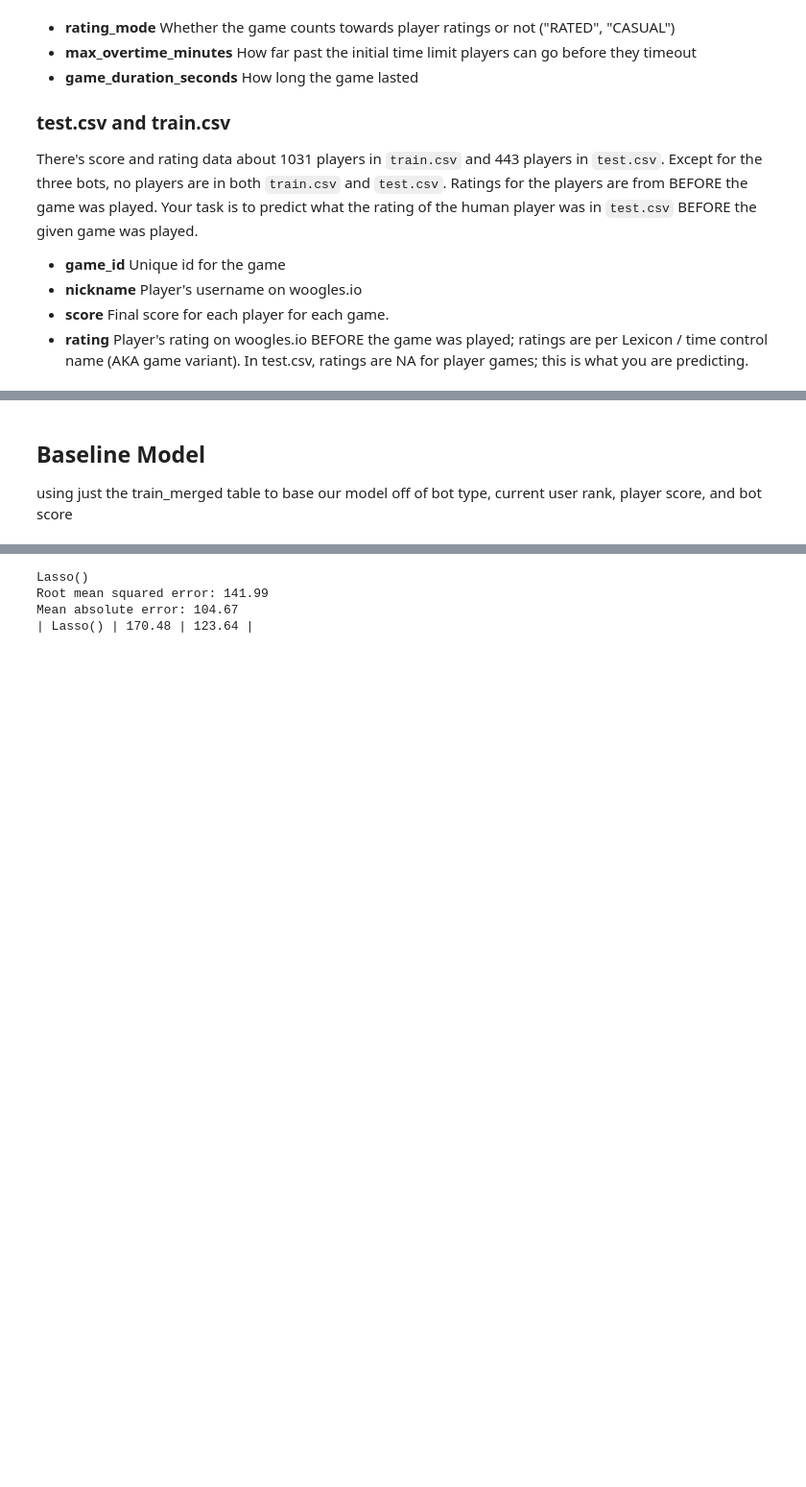
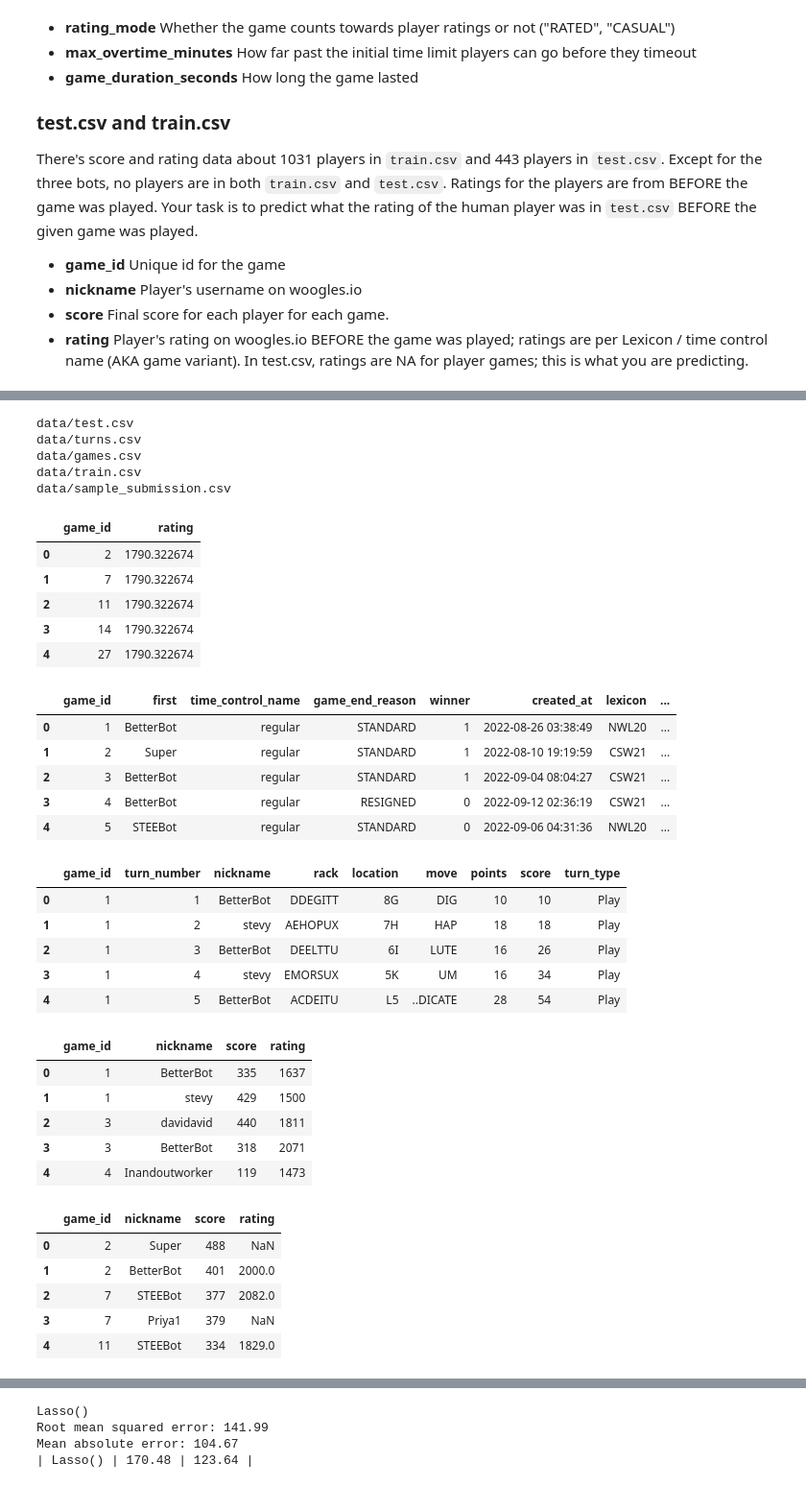
Before and after one commit to jyeung2/Scrabble-Rating, a Jupyter notebook: EDA.ipynb, the cells around one changed output, grey strips where cells are left out. Shown: that part at 96% size. Cells and saved outputs as stored; diff of their text form; code cells hidden in the pictures; blank space fills up the shorter version.

```diff
--- a/EDA.ipynb
+++ b/EDA.ipynb
@@ -124,4 +63,54 @@ train_merged
-# %% [markdown]
-## Baseline Model
-
-using just the train_merged table to base our model off of bot type, current user rank, player score, and bot score
+# %%
+# show filenames; csv are stored in "data" folder
+for dirname, _,filenames in os.walk('data'):
+    for filename in filenames:
+        print(os.path.join(dirname, filename))
+
+# read in data
+sample_sub = pd.read_csv('data/sample_submission.csv')
+games = pd.read_csv('data/games.csv')
+turns = pd.read_csv('data/turns.csv')
+train = pd.read_csv('data/train.csv')
+test = pd.read_csv('data/test.csv')
+
+display(sample_sub.head())
+display(games.head())
+display(turns.head())
+display(train.head())
+display(test.head())
+# %% [output]
+data/test.csv
+data/turns.csv
+data/games.csv
+data/train.csv
+data/sample_submission.csv
+|  | game_id | rating |
+| 0 | 2 | 1790.322674 |
+| 1 | 7 | 1790.322674 |
+| 2 | 11 | 1790.322674 |
+| 3 | 14 | 1790.322674 |
+| 4 | 27 | 1790.322674 |
+|  | game_id | first | time_control_name | game_end_reason | winner | created_at | lexicon | ... |
+| 0 | 1 | BetterBot | regular | STANDARD | 1 | 2022-08-26 03:38:49 | NWL20 | ... |
+| 1 | 2 | Super | regular | STANDARD | 1 | 2022-08-10 19:19:59 | CSW21 | ... |
+| 2 | 3 | BetterBot | regular | STANDARD | 1 | 2022-09-04 08:04:27 | CSW21 | ... |
+| 3 | 4 | BetterBot | regular | RESIGNED | 0 | 2022-09-12 02:36:19 | CSW21 | ... |
+| 4 | 5 | STEEBot | regular | STANDARD | 0 | 2022-09-06 04:31:36 | NWL20 | ... |
+|  | game_id | turn_number | nickname | rack | location | move | points | score | turn_type |
+| 0 | 1 | 1 | BetterBot | DDEGITT | 8G | DIG | 10 | 10 | Play |
+| 1 | 1 | 2 | stevy | AEHOPUX | 7H | HAP | 18 | 18 | Play |
+| 2 | 1 | 3 | BetterBot | DEELTTU | 6I | LUTE | 16 | 26 | Play |
+| 3 | 1 | 4 | stevy | EMORSUX | 5K | UM | 16 | 34 | Play |
+| 4 | 1 | 5 | BetterBot | ACDEITU | L5 | ..DICATE | 28 | 54 | Play |
+|  | game_id | nickname | score | rating |
+| 0 | 1 | BetterBot | 335 | 1637 |
+| 1 | 1 | stevy | 429 | 1500 |
+| 2 | 3 | davidavid | 440 | 1811 |
+| 3 | 3 | BetterBot | 318 | 2071 |
+| 4 | 4 | Inandoutworker | 119 | 1473 |
+|  | game_id | nickname | score | rating |
+| 0 | 2 | Super | 488 | NaN |
+| 1 | 2 | BetterBot | 401 | 2000.0 |
+| 2 | 7 | STEEBot | 377 | 2082.0 |
+| 3 | 7 | Priya1 | 379 | NaN |
+| 4 | 11 | STEEBot | 334 | 1829.0 |
```
Also changed, not shown: parts of 66 cells of this notebook.
